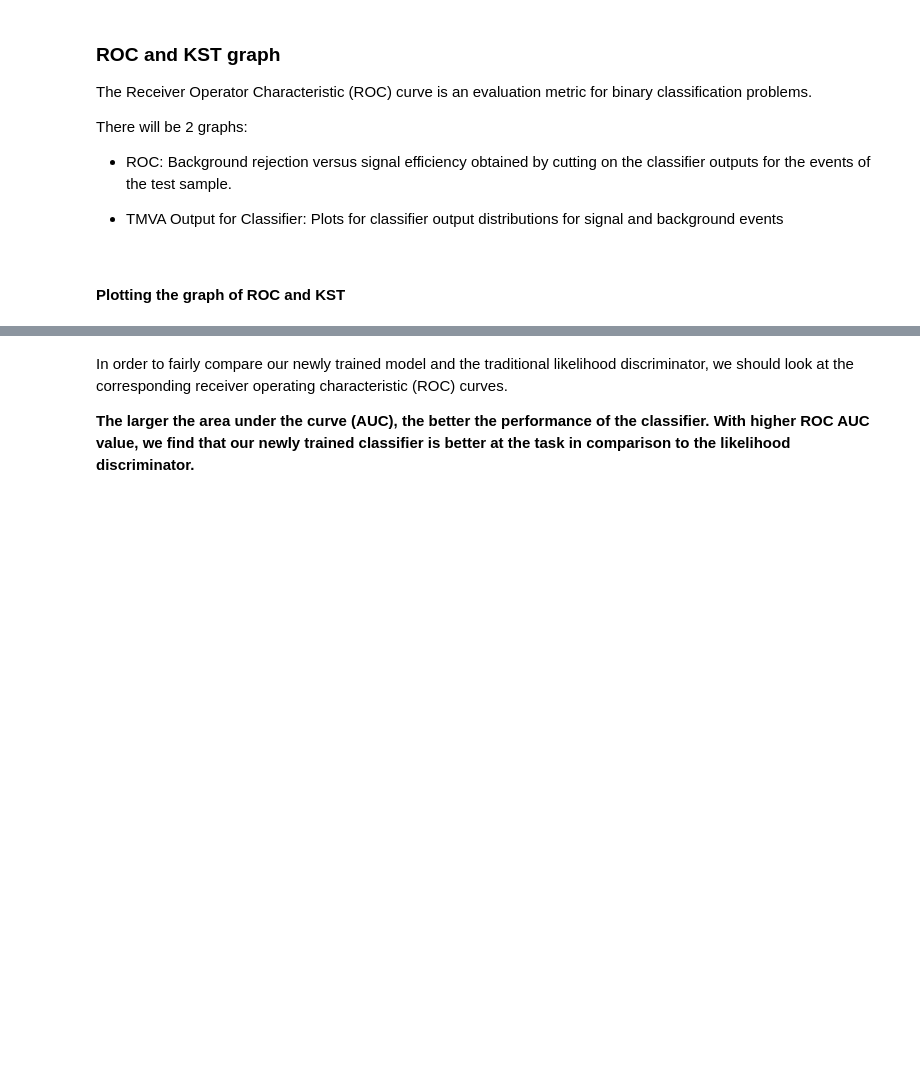
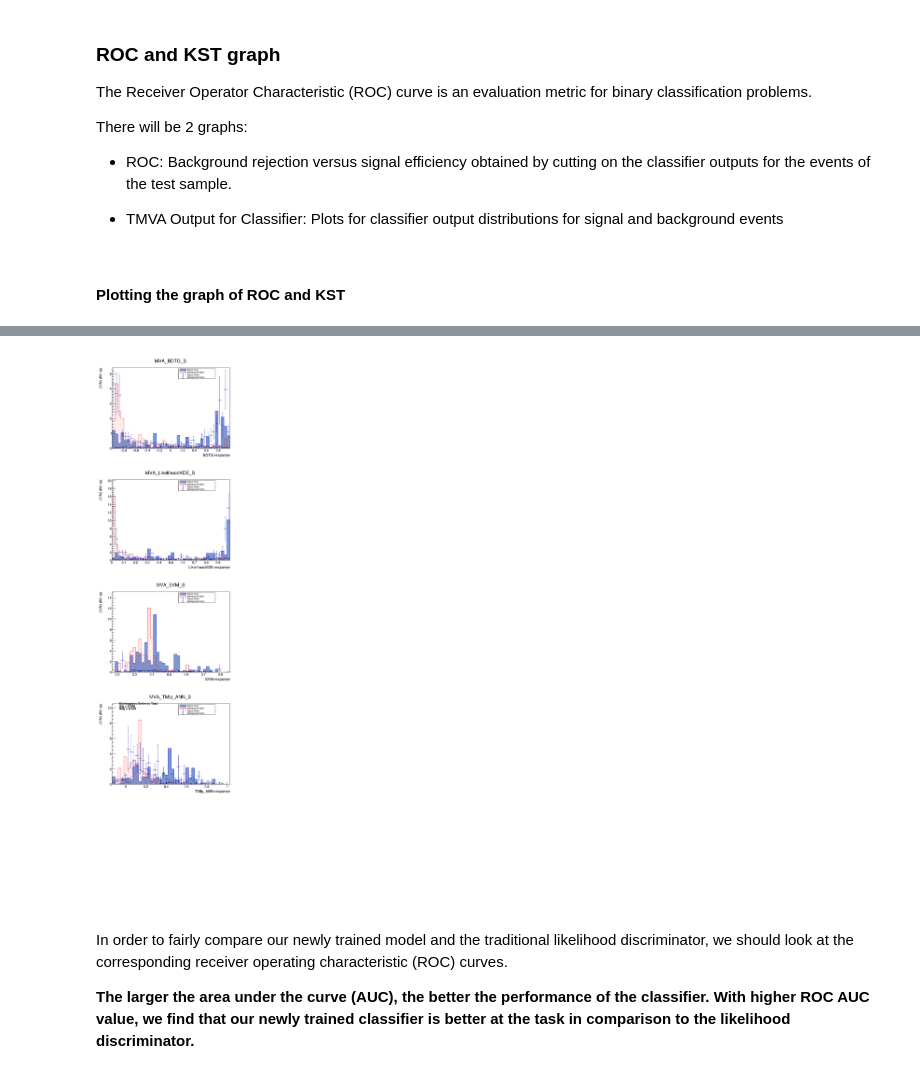
Before and after one commit to ncpp-my/opendata-cms-ml, a Jupyter notebook: notebooks/ML_TMVA.ipynb, the cells around one changed output, grey strips where cells are left out. Saved outputs shown, nothing was run; the diff lists cells and outputs as text; code cells hidden in the pictures; blank space fills up the shorter version.

```diff
--- a/notebooks/ML_TMVA.ipynb
+++ b/notebooks/ML_TMVA.ipynb
@@ -422,3 +375,71 @@ print("***DONEZ***")
+# %%
+canv = ROOT.TCanvas("canv", "", 800, 3000)
+canv.Divide(1,5)
+
+lgd = {}
+frame = {}
+
+j = 1
+for methodName in histoDict:
+
+    canv.cd(j)
+
+    #
+    # Setup legends and histograms
+    #
+    lgd[methodName] = ROOT.TLegend(0.55, 0.79, 0.8, 0.89)
+
+    ROOT.TMVA.TMVAGlob.NormalizeHists(histoDict[methodName]["SigTrain"], histoDict[methodName]["BkgTrain"])
+    ROOT.TMVA.TMVAGlob.NormalizeHists(histoDict[methodName]["SigTest"],  histoDict[methodName]["BkgTest"])
+    ROOT.TMVA.TMVAGlob.SetSignalAndBackgroundStyle(histoDict[methodName]["SigTest"],  histoDict[methodName]["BkgTest"])
+    histoDict[methodName]["SigTest"].SetLineWidth(1)
+    histoDict[methodName]["BkgTest"].SetLineWidth(1)
+
+    #
+    # Setup frame
+    #
+    frame[methodName] = SetupFrame(histoDict[methodName]["SigTest"], histoDict[methodName]["BkgTest"], methodName)
+    frame[methodName].Draw()
+
+    canv.GetPad(0).SetLeftMargin(0.105)
+    frame[methodName].GetYaxis().SetTitleOffset(1.2)
+
+    #
+    # Overlay signal and background test histos
+    #
+    histoDict[methodName]["SigTest"].Draw("same hist")
+    histoDict[methodName]["BkgTest"].Draw("same hist")
+    histoDict[methodName]["SigTrain"].Draw("e1 same")
+    histoDict[methodName]["BkgTrain"].Draw("e1 same")
+
+    lgd[methodName].AddEntry(histoDict[methodName]["SigTest"],  "Signal (test)",      "F")
+    lgd[methodName].AddEntry(histoDict[methodName]["BkgTest"],  "Background (test)",  "F")
+    lgd[methodName].AddEntry(histoDict[methodName]["SigTrain"], "Signal (train)",     "E1")
+    lgd[methodName].AddEntry(histoDict[methodName]["BkgTrain"], "Background (train)", "E1")
+
+    #
+    # K-S Test
+    #
+    kolS = histoDict[methodName]["SigTest"].KolmogorovTest(histoDict[methodName]["SigTrain"], "X")
+    kolB = histoDict[methodName]["BkgTest"].KolmogorovTest(histoDict[methodName]["BkgTrain"], "X")
+
+    tt1    = ROOT.TText(0.15, 0.89,   "Kolmogorov-Smirnov Test")
+    tt2    = ROOT.TText(0.15, 0.865, "Sig = "+str(kolS))
+    tt3    = ROOT.TText(0.15, 0.84,  "Bkg = "+str(kolB))
+
+    for text in [tt1, tt2, tt3]:
+        text.SetNDC()
+        text.SetTextSize(0.032)
+        text.AppendPad()
+
+
+    lgd[methodName].Draw()
+    frame[methodName].Draw("same axis")
+    j += 1
+
+canv.Draw()
+# %% [output]
+[figure, added]
 # %% [markdown]
 In order to fairly compare our newly trained model and the traditional likelihood discriminator, we should look at the corresponding receiver operating characteristic (ROC) curves.
 
```
Also changed, not shown: parts of 15 cells of this notebook.
